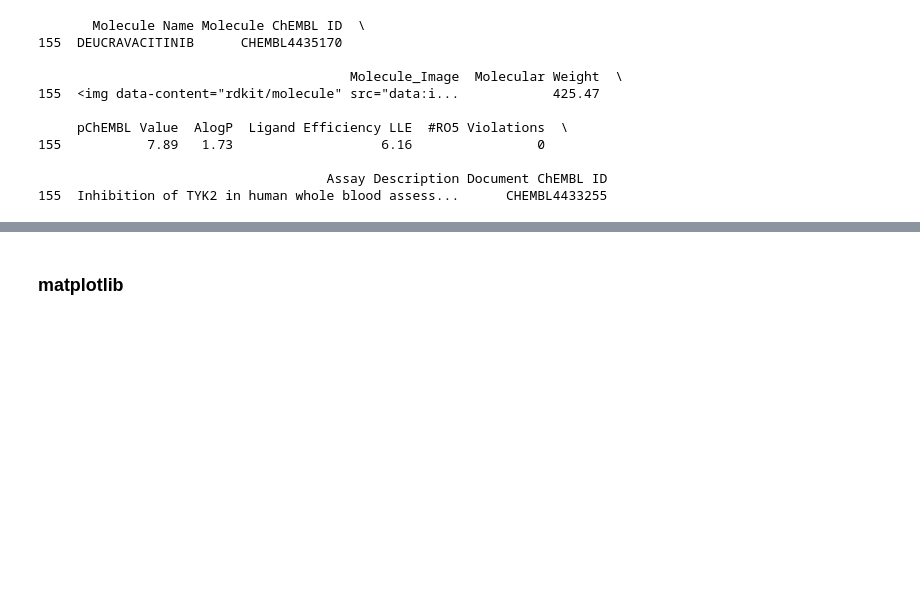
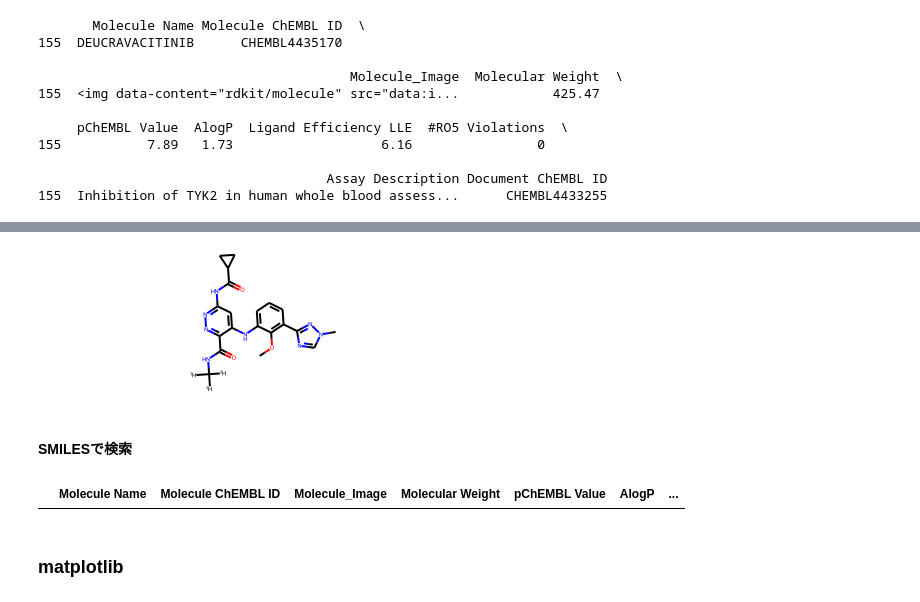
Before and after one commit to keetane/PDB, a Jupyter notebook: ChEMBL2.ipynb, the cells around one changed output, grey strips where cells are left out. Drawn from its saved outputs; the diff is of its cells as text; code cells hidden in the pictures; blank space fills up the shorter version.

```diff
--- a/ChEMBL2.ipynb
+++ b/ChEMBL2.ipynb
@@ -249,3 +275,25 @@ df[df['Molecule Name']==name].filter(items=[
+# %%
+Chem.MolFromSmiles('[2H]C([2H])([2H])NC(=O)c1nnc(NC(=O)C2CC2)cc1Nc1cccc(-c2ncn(C)n2)c1OC')
+# %% [output]
+[figure, added]
+# %% [markdown]
+#### SMILESで検索
+# %%
+smiles = input('Smiles?') #c1ccc(c(c1)C(=O)Nc2ccnc(c2)NC(=O)C3CC3)Cl
+df[df['Smiles']==smiles].filter(items=[
+    'Molecule Name',
+    'Molecule ChEMBL ID',
+    'Molecule_Image',
+    'Molecular Weight',
+    'pChEMBL Value',
+    'AlogP',
+    'Ligand Efficiency LLE',
+    '#RO5 Violations',
+    'Assay Description',
+    'Document ChEMBL ID'
+]).head(1)
+# %% [output]
+|  | Molecule Name | Molecule ChEMBL ID | Molecule_Image | Molecular Weight | pChEMBL Value | AlogP | ... |
 # %% [markdown]
 ### matplotlib
 # %%
```
Also changed, not shown: parts of 15 cells of this notebook.
